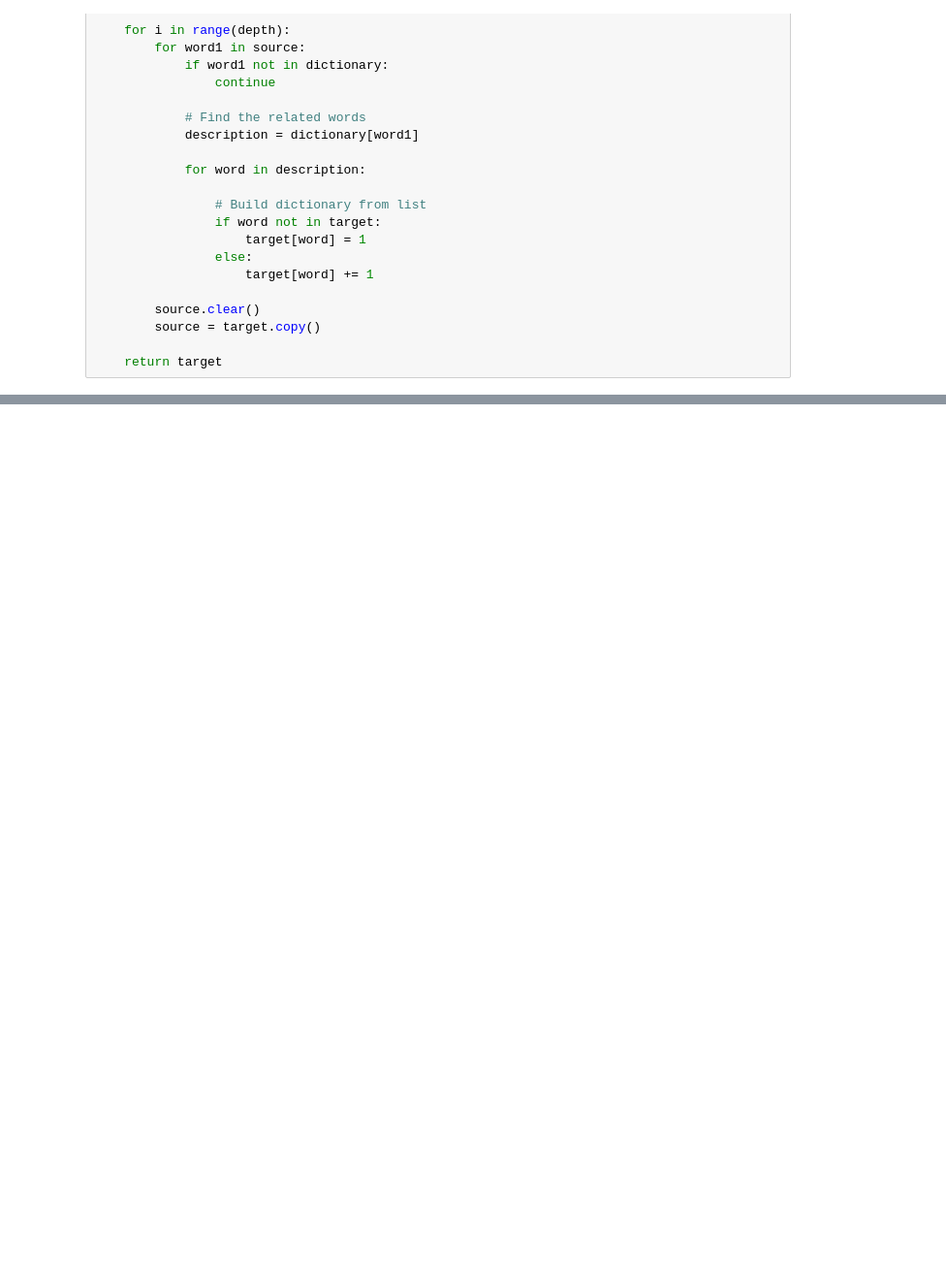
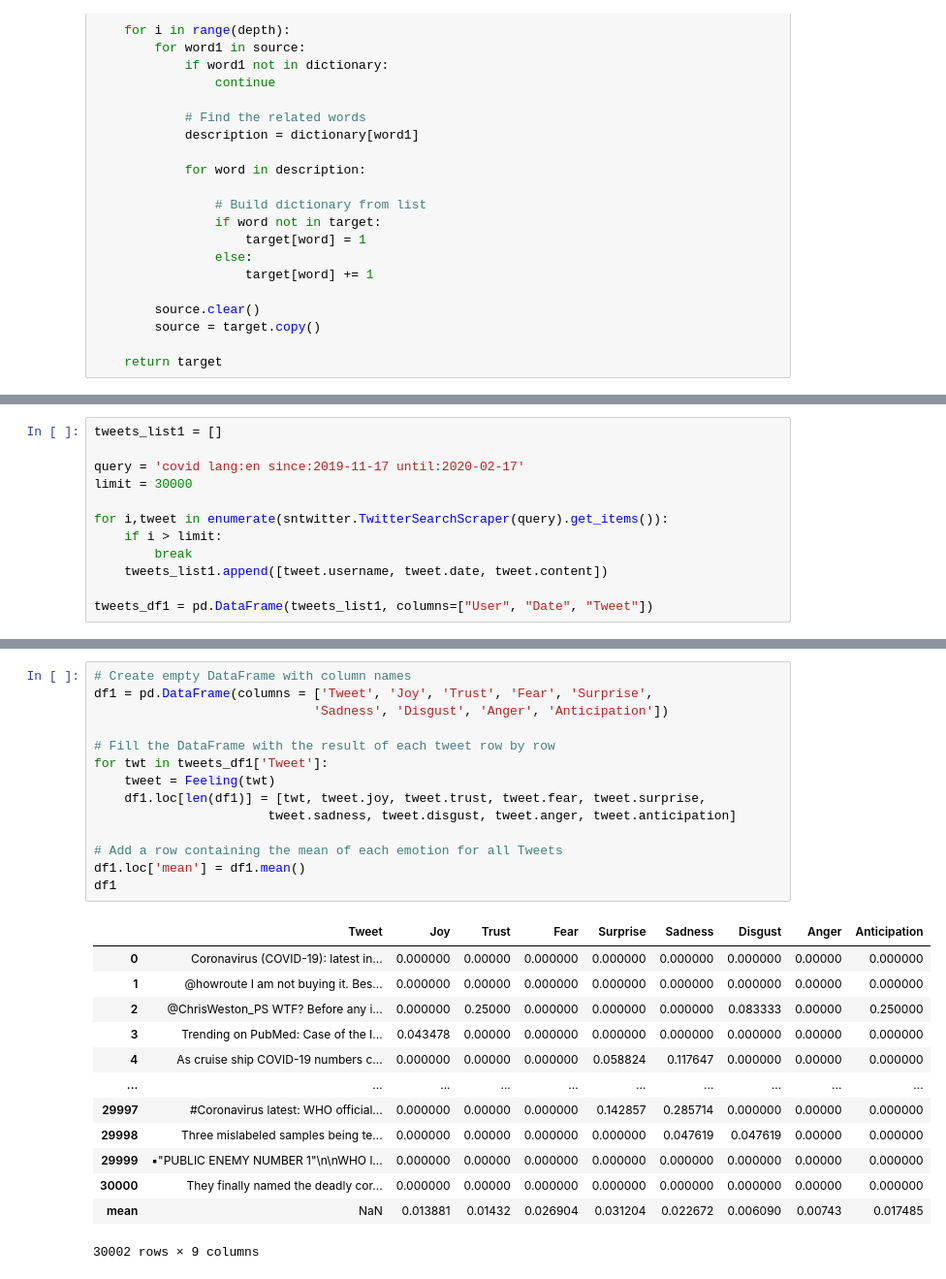
Before and after one commit to sadaki19/Sentiment_Analysis_Using_Plutchik_Wheel, a Jupyter notebook: Code.ipynb, the cells around one changed output, grey strips where cells are left out. Shown at 97% size. Cells and saved outputs as stored; diff of their text form; blank space fills up the shorter version.

```diff
--- a/Code.ipynb
+++ b/Code.ipynb
@@ -265,0 +283,12 @@ Anticipation:  733
+# %%
+tweets_list1 = []
+
+query = 'covid lang:en since:2019-11-17 until:2020-02-17'
+limit = 30000
+
+for i,tweet in enumerate(sntwitter.TwitterSearchScraper(query).get_items()):
+    if i > limit:
+        break
+    tweets_list1.append([tweet.username, tweet.date, tweet.content])
+
+tweets_df1 = pd.DataFrame(tweets_list1, columns=["User", "Date", "Tweet"])
@@ -265,0 +329,28 @@ Anticipation:  733
+# %%
+# Create empty DataFrame with column names
+df1 = pd.DataFrame(columns = ['Tweet', 'Joy', 'Trust', 'Fear', 'Surprise',
+                             'Sadness', 'Disgust', 'Anger', 'Anticipation'])
+
+# Fill the DataFrame with the result of each tweet row by row
+for twt in tweets_df1['Tweet']:
+    tweet = Feeling(twt)
+    df1.loc[len(df1)] = [twt, tweet.joy, tweet.trust, tweet.fear, tweet.surprise,
+                       tweet.sadness, tweet.disgust, tweet.anger, tweet.anticipation]
+
+# Add a row containing the mean of each emotion for all Tweets
+df1.loc['mean'] = df1.mean()
+df1
+# %% [output]
+|  | Tweet | Joy | Trust | Fear | Surprise | Sadness | Disgust | Anger | Anticipation |
+| 0 | Coronavirus (COVID-19): latest in... | 0.000000 | 0.00000 | 0.000000 | 0.000000 | 0.000000 | 0.000000 | 0.00000 | 0.000000 |
+| 1 | @howroute I am not buying it. Bes... | 0.000000 | 0.00000 | 0.000000 | 0.000000 | 0.000000 | 0.000000 | 0.00000 | 0.000000 |
+| 2 | @ChrisWeston_PS WTF? Before any i... | 0.000000 | 0.25000 | 0.000000 | 0.000000 | 0.000000 | 0.083333 | 0.00000 | 0.250000 |
+| 3 | Trending on PubMed: Case of the I... | 0.043478 | 0.00000 | 0.000000 | 0.000000 | 0.000000 | 0.000000 | 0.00000 | 0.000000 |
+| 4 | As cruise ship COVID-19 numbers c... | 0.000000 | 0.00000 | 0.000000 | 0.058824 | 0.117647 | 0.000000 | 0.00000 | 0.000000 |
+| ... | ... | ... | ... | ... | ... | ... | ... | ... | ... |
+| 29997 | #Coronavirus latest: WHO official... | 0.000000 | 0.00000 | 0.000000 | 0.142857 | 0.285714 | 0.000000 | 0.00000 | 0.000000 |
+| 29998 | Three mislabeled samples being te... | 0.000000 | 0.00000 | 0.000000 | 0.000000 | 0.047619 | 0.047619 | 0.00000 | 0.000000 |
+| 29999 | ▪"PUBLIC ENEMY NUMBER 1"\n\nWHO l... | 0.000000 | 0.00000 | 0.000000 | 0.000000 | 0.000000 | 0.000000 | 0.00000 | 0.000000 |
+| 30000 | They finally named the deadly cor... | 0.000000 | 0.00000 | 0.000000 | 0.000000 | 0.000000 | 0.000000 | 0.00000 | 0.000000 |
+| mean | NaN | 0.013881 | 0.01432 | 0.026904 | 0.031204 | 0.022672 | 0.006090 | 0.00743 | 0.017485 |
+30002 rows × 9 columns
```
Also changed, not shown: parts of 25 cells of this notebook, 1 other file.
